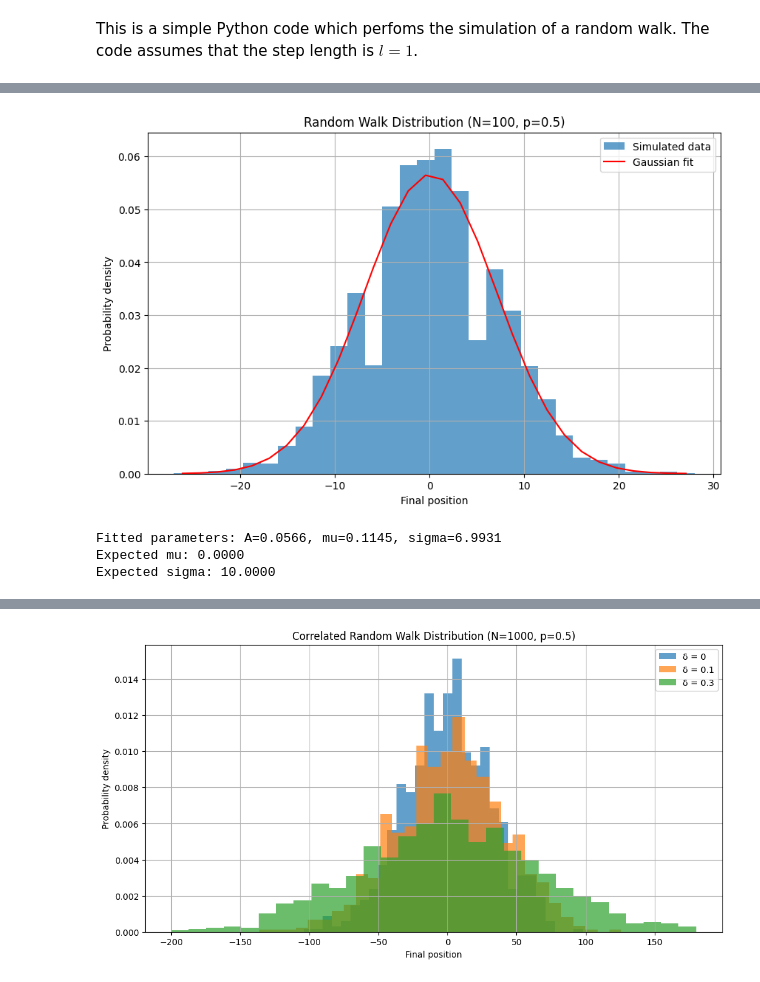
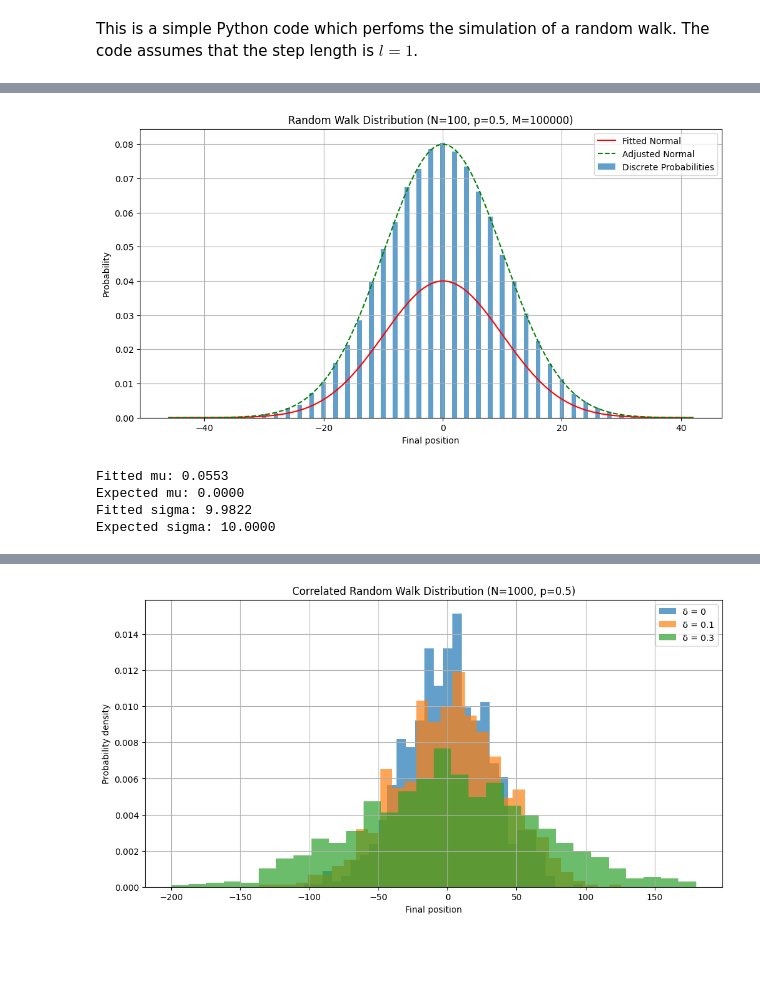
Before and after one commit to LuigiPagani/Molecular-Modeling-for-Materials, a Jupyter notebook: RandomWalk.ipynb, the cells around one changed output, grey strips where cells are left out. Cells and saved outputs as stored; diff of their text form; code cells hidden in the pictures; blank space fills up the shorter version.

```diff
--- a/RandomWalk.ipynb
+++ b/RandomWalk.ipynb
@@ -169,46 +7,57 @@ Here are a few ideas:
 # %%
-#@title Random Walk with Gaussian Fit
 import numpy as np
 import matplotlib.pyplot as plt
-from scipy.optimize import curve_fit
+from scipy.stats import norm
 
-def gaussian(x, A, mu, sigma):
-    return A * np.exp(-(x - mu)**2 / (2 * sigma**2))
+def run_simulation(M, N, p, seed):
+    rng = np.random.default_rng(seed)
+    steps = 2 * (rng.random((M, N)) < p).astype(int) - 1
+    return np.sum(steps, axis=1)
 
 # Parameters
-M = 10000  # Number of walkers
-N = 100    # Number of steps
-p = 0.5    # Probability of moving right
+M = 100000
+N = 100
+p = 0.5
 
-# Simulate random walks
-rng = np.random.default_rng(12345)
-final_positions = np.sum(rng.random((M, N)) < p, axis=1) - np.sum(rng.random((M, N)) >= p, axis=1)
+final_positions = run_simulation(M, N, p, seed=42)
 
-# Create histogram
-hist, bin_edges = np.histogram(final_positions, bins=30, density=True)
-bin_centers = (bin_edges[:-1] + bin_edges[1:]) / 2
+# Calculate discrete probabilities
+unique, counts = np.unique(final_positions, return_counts=True)
+discrete_probs = counts / M
 
-# Fit Gaussian function
-popt, _ = curve_fit(gaussian, bin_centers, hist, p0=[1, 0, np.sqrt(N)])
+# Fit normal distribution
+mu, sigma = norm.fit(final_positions)
 
-# Plot results
-plt.figure(figsize=(10, 6))
-plt.hist(final_positions, bins=30, density=True, alpha=0.7, label='Simulated data')
-plt.plot(bin_centers, gaussian(bin_centers, *popt), 'r-', label='Gaussian fit')
+# Plot
+plt.figure(figsize=(12, 6))
+
+# Discrete probabilities
+plt.bar(unique, discrete_probs, alpha=0.7, label='Discrete Probabilities')
+
+# Continuous approximation
+x = np.linspace(min(final_positions), max(final_positions), 1000)
+plt.plot(x, norm.pdf(x, mu, sigma), 'r-', label='Fitted Normal')
+
+# Adjusted continuous curve
+adjusted_normal = norm.pdf(x, mu, sigma) * 2  # Multiply by 2 to match peak heights of the discrete distribution
+plt.plot(x, adjusted_normal, 'g--', label='Adjusted Normal')
+
 plt.xlabel('Final position')
-plt.ylabel('Probability density')
-plt.title(f'Random Walk Distribution (N={N}, p={p})')
+plt.ylabel('Probability')
+plt.title(f'Random Walk Distribution (N={N}, p={p}, M={M})')
 plt.legend()
 plt.grid(True)
 plt.show()
 
-print(f"Fitted parameters: A={popt[0]:.4f}, mu={popt[1]:.4f}, sigma={popt[2]:.4f}")
-print(f"Expected mu: {N * (2*p - 1):.4f}")
-print(f"Expected sigma: {np.sqrt(4 * N * p * (1-p)):.4f}")
+print(f"Fitted mu: {mu:.4f}")
+print(f"Expected mu: {N * (2 * p - 1):.4f}")
+print(f"Fitted sigma: {sigma:.4f}")
+print(f"Expected sigma: {np.sqrt(N):.4f}")
 # %% [output]
-[figure, old version]
+[figure, new version]
-Fitted parameters: A=0.0566, mu=0.1145, sigma=6.9931
+Fitted mu: 0.0553
 Expected mu: 0.0000
+Fitted sigma: 9.9822
 Expected sigma: 10.0000
 # %% [markdown]
 # Correlated Random Walk: Theoretical Considerations
```
Also changed, not shown: parts of 16 cells of this notebook, 1 other file.
